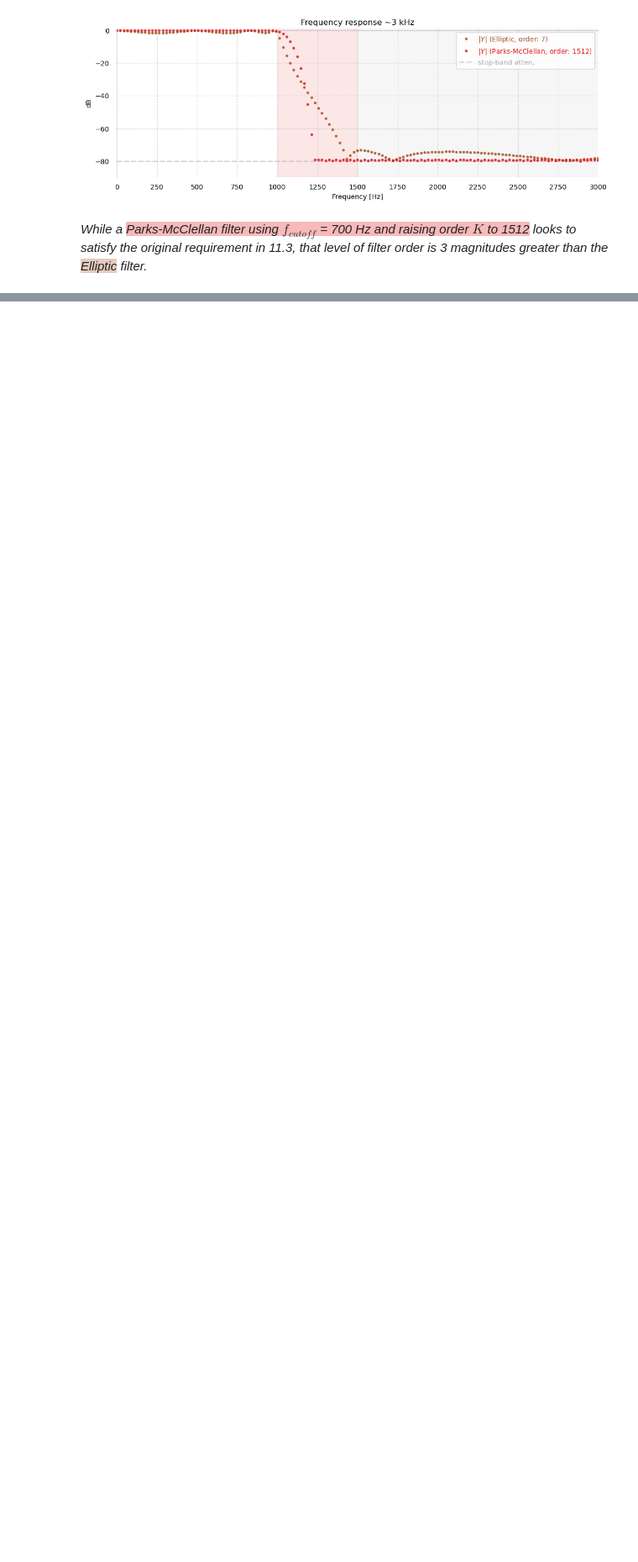
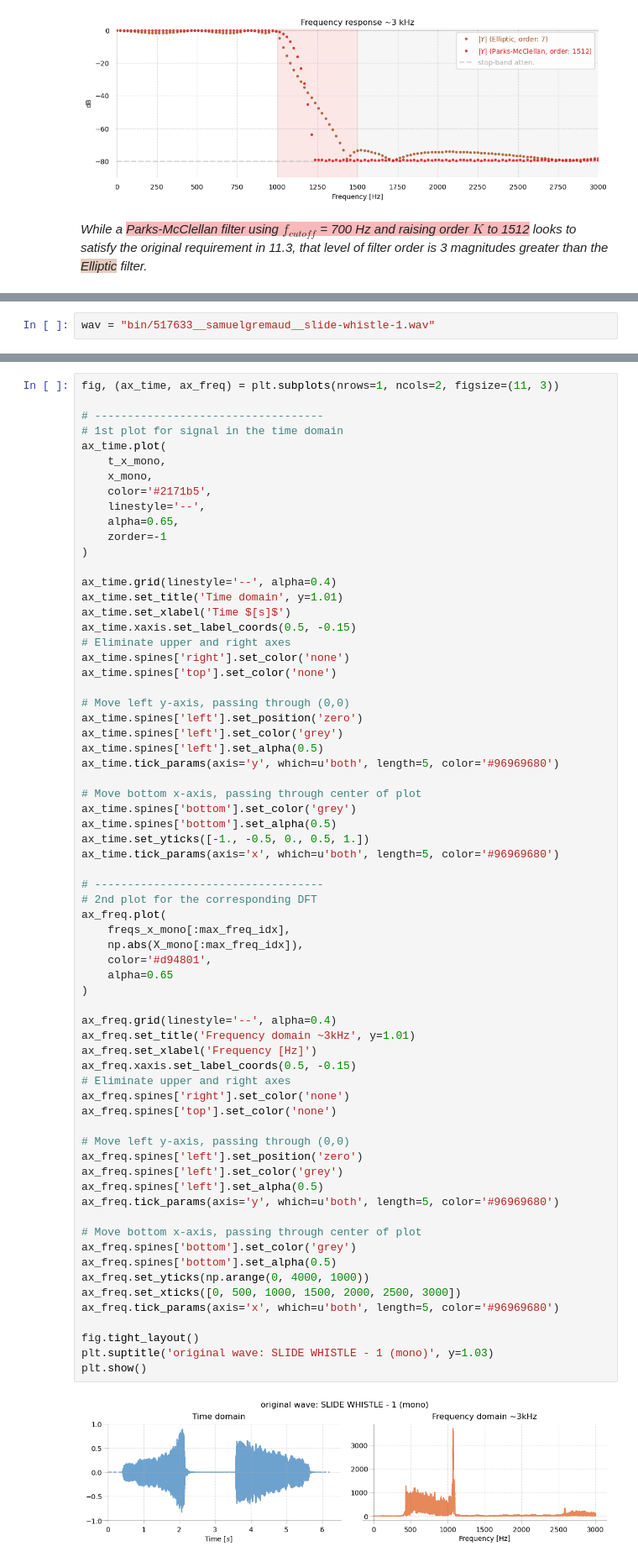
Before and after one commit to buruzaemon/digital-signals-theory, a Jupyter notebook: DST_CH11.ipynb, the cells around one changed output, grey strips where cells are left out. Shown at 84% size. Cells and saved outputs as stored; diff of their text form; blank space fills up the shorter version.

```diff
--- a/DST_CH11.ipynb
+++ b/DST_CH11.ipynb
@@ -1309,0 +1372,2 @@ _While a <span style="background-color:rgba(228,26,28,0.3)">Parks-McClellan filt
+# %%
+wav = "bin/517633__samuelgremaud__slide-whistle-1.wav"
@@ -1309,0 +1411,69 @@ _While a <span style="background-color:rgba(228,26,28,0.3)">Parks-McClellan filt
+# %%
+fig, (ax_time, ax_freq) = plt.subplots(nrows=1, ncols=2, figsize=(11, 3))
+
+# -----------------------------------
+# 1st plot for signal in the time domain
+ax_time.plot(
+    t_x_mono,
+    x_mono,
+    color='#2171b5',
+    linestyle='--',
+    alpha=0.65,
+    zorder=-1
+)
+
+ax_time.grid(linestyle='--', alpha=0.4)
+ax_time.set_title('Time domain', y=1.01)
+ax_time.set_xlabel('Time $[s]$')
+ax_time.xaxis.set_label_coords(0.5, -0.15)
+# Eliminate upper and right axes
+ax_time.spines['right'].set_color('none')
+ax_time.spines['top'].set_color('none')
+
+# Move left y-axis, passing through (0,0)
+ax_time.spines['left'].set_position('zero')
+ax_time.spines['left'].set_color('grey')
+ax_time.spines['left'].set_alpha(0.5)
+ax_time.tick_params(axis='y', which=u'both', length=5, color='#96969680')
+
+# Move bottom x-axis, passing through center of plot
+ax_time.spines['bottom'].set_color('grey')
+ax_time.spines['bottom'].set_alpha(0.5)
+ax_time.set_yticks([-1., -0.5, 0., 0.5, 1.])
+ax_time.tick_params(axis='x', which=u'both', length=5, color='#96969680')
+
+# -----------------------------------
+# 2nd plot for the corresponding DFT
+ax_freq.plot(
+    freqs_x_mono[:max_freq_idx],
+    np.abs(X_mono[:max_freq_idx]),
+    color='#d94801',
+    alpha=0.65
+)
+
+ax_freq.grid(linestyle='--', alpha=0.4)
+ax_freq.set_title('Frequency domain ~3kHz', y=1.01)
+ax_freq.set_xlabel('Frequency [Hz]')
+ax_freq.xaxis.set_label_coords(0.5, -0.15)
+# Eliminate upper and right axes
+ax_freq.spines['right'].set_color('none')
+ax_freq.spines['top'].set_color('none')
+
+# Move left y-axis, passing through (0,0)
+ax_freq.spines['left'].set_position('zero')
+ax_freq.spines['left'].set_color('grey')
+ax_freq.spines['left'].set_alpha(0.5)
+ax_freq.tick_params(axis='y', which=u'both', length=5, color='#96969680')
+
+# Move bottom x-axis, passing through center of plot
+ax_freq.spines['bottom'].set_color('grey')
+ax_freq.spines['bottom'].set_alpha(0.5)
+ax_freq.set_yticks(np.arange(0, 4000, 1000))
+ax_freq.set_xticks([0, 500, 1000, 1500, 2000, 2500, 3000])
+ax_freq.tick_params(axis='x', which=u'both', length=5, color='#96969680')
+
+fig.tight_layout()
+plt.suptitle('original wave: SLIDE WHISTLE - 1 (mono)', y=1.03)
+plt.show()
+# %% [output]
+[figure, added]
```
Also changed, not shown: parts of 16 cells of this notebook, 1 other file.
